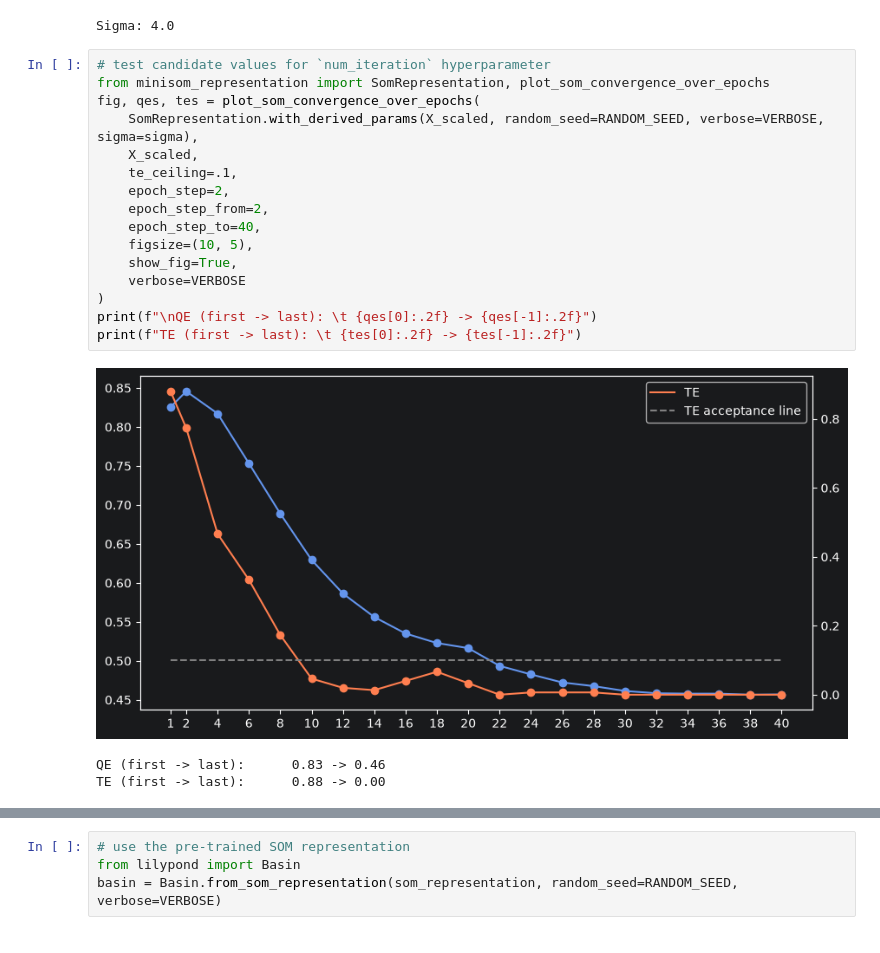
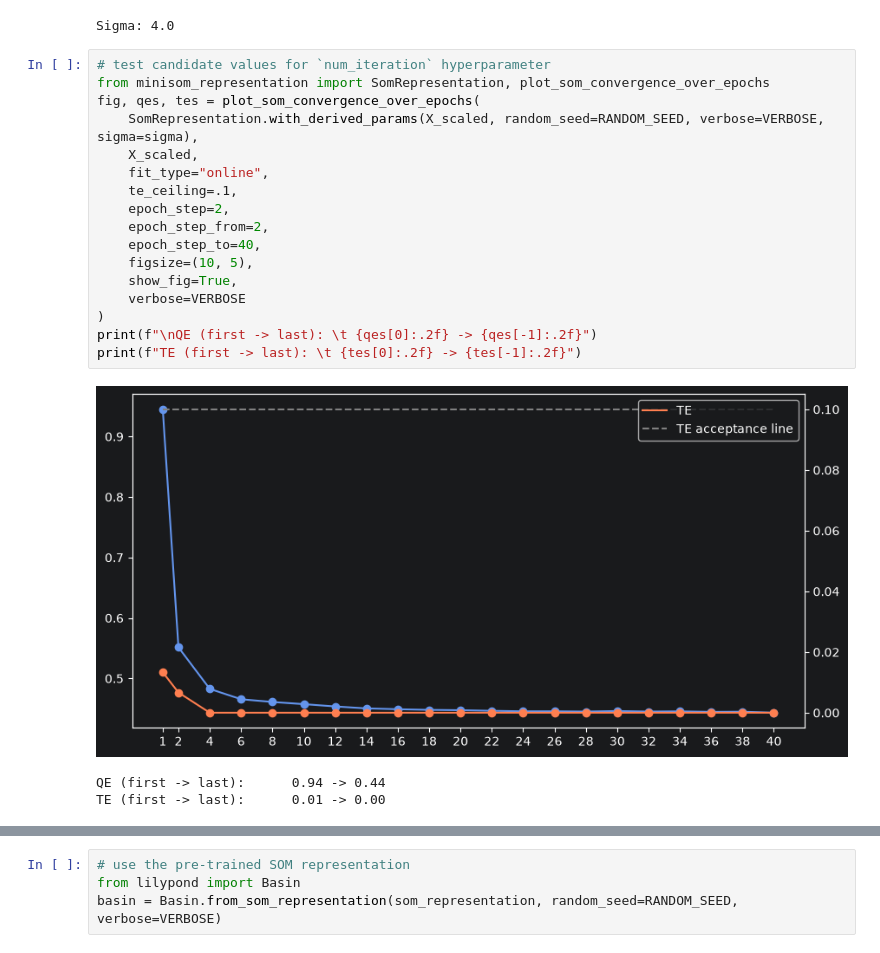
Before and after one commit to ophelia-rnd/lilypond, a Jupyter notebook: examples/usage_advanced.ipynb, the cells around one changed output, grey strips where cells are left out. Cells and saved outputs as stored; diff of their text form.

```diff
--- a/examples/usage_advanced.ipynb
+++ b/examples/usage_advanced.ipynb
@@ -31,23 +31,24 @@ Sigma: 4.0
 # %%
 # test candidate values for `num_iteration` hyperparameter
 from minisom_representation import SomRepresentation, plot_som_convergence_over_epochs
 fig, qes, tes = plot_som_convergence_over_epochs(
     SomRepresentation.with_derived_params(X_scaled, random_seed=RANDOM_SEED, verbose=VERBOSE, sigma=sigma),
     X_scaled,
+    fit_type="online",
     te_ceiling=.1,
     epoch_step=2,
     epoch_step_from=2,
     epoch_step_to=40,
     figsize=(10, 5),
     show_fig=True,
     verbose=VERBOSE
 )
 print(f"\nQE (first -> last): \t {qes[0]:.2f} -> {qes[-1]:.2f}")
 print(f"TE (first -> last): \t {tes[0]:.2f} -> {tes[-1]:.2f}")
 # %% [output]
-[figure, old version]
+[figure, new version]
-QE (first -> last):      0.83 -> 0.46
-TE (first -> last):      0.88 -> 0.00
+QE (first -> last):      0.94 -> 0.44
+TE (first -> last):      0.01 -> 0.00
 # %%
 # train an SOM representation
 epoch = 40
```
Also changed, not shown: parts of 2 cells of this notebook, 5 other files.
